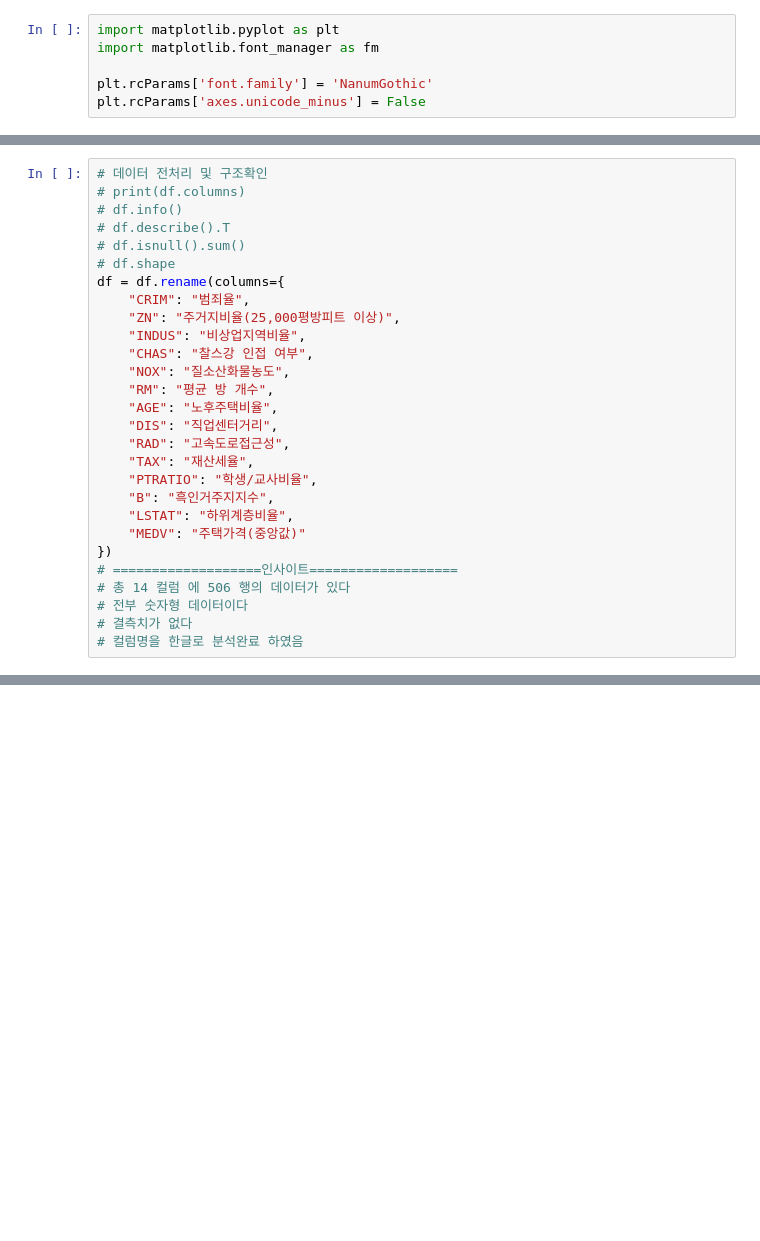
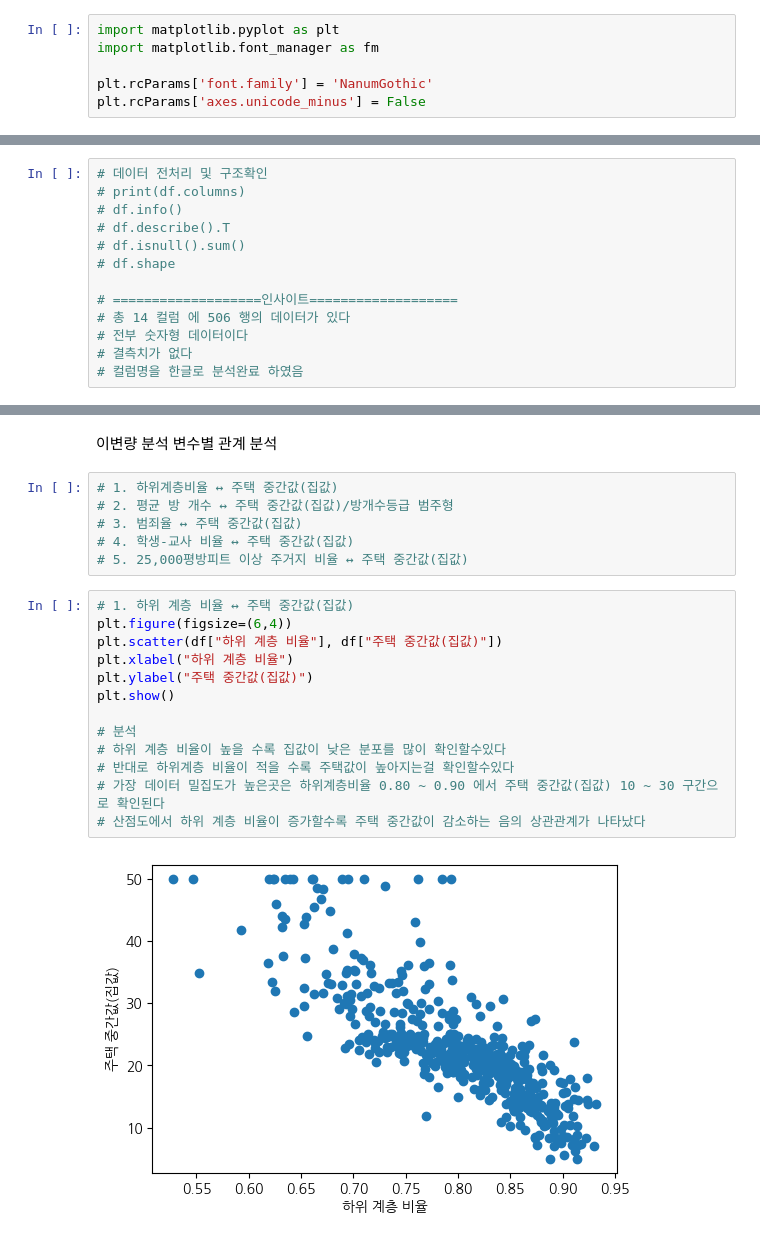
Before and after one commit to agooun-sudo/Gwanggu-ai-academy-park, a Jupyter notebook: 02.프로젝트/02.-프로젝트-데이터분석-탐색적분석(EDA)-보스턴_집값.ipynb, the cells around one changed output, grey strips where cells are left out. Cells and saved outputs as stored; diff of their text form; blank space fills up the shorter version.

```diff
--- a/02.프로젝트/02.-프로젝트-데이터분석-탐색적분석(EDA)-보스턴_집값.ipynb
+++ b/02.프로젝트/02.-프로젝트-데이터분석-탐색적분석(EDA)-보스턴_집값.ipynb
@@ -83,22 +85,7 @@ plt.rcParams['axes.unicode_minus'] = False
 # df.describe().T
 # df.isnull().sum()
 # df.shape
-df = df.rename(columns={
-    "CRIM": "범죄율",
-    "ZN": "주거지비율(25,000평방피트 이상)",
-    "INDUS": "비상업지역비율",
-    "CHAS": "찰스강 인접 여부",
-    "NOX": "질소산화물농도",
-    "RM": "평균 방 개수",
-    "AGE": "노후주택비율",
-    "DIS": "직업센터거리",
-    "RAD": "고속도로접근성",
-    "TAX": "재산세율",
-    "PTRATIO": "학생/교사비율",
-    "B": "흑인거주지지수",
-    "LSTAT": "하위계층비율",
-    "MEDV": "주택가격(중앙값)"
-})
+
 # ===================인사이트===================
 # 총 14 컬럼 에 506 행의 데이터가 있다
 # 전부 숫자형 데이터이다
@@ -250,0 +204,23 @@ dtype: float64
+# %% [markdown]
+이변량 분석 변수별 관계 분석
+# %%
+# 1. 하위계층비율 ↔ 주택 중간값(집값)
+# 2. 평균 방 개수 ↔ 주택 중간값(집값)/방개수등급 범주형
+# 3. 범죄율 ↔ 주택 중간값(집값)
+# 4. 학생-교사 비율 ↔ 주택 중간값(집값)
+# 5. 25,000평방피트 이상 주거지 비율 ↔ 주택 중간값(집값)
+# %%
+# 1. 하위 계층 비율 ↔ 주택 중간값(집값)
+plt.figure(figsize=(6,4))
+plt.scatter(df["하위 계층 비율"], df["주택 중간값(집값)"])
+plt.xlabel("하위 계층 비율")
+plt.ylabel("주택 중간값(집값)")
+plt.show()
+
+# 분석
+# 하위 계층 비율이 높을 수록 집값이 낮은 분포를 많이 확인할수있다
+# 반대로 하위계층 비율이 적을 수록 주택값이 높아지는걸 확인할수있다
+# 가장 데이터 밀집도가 높은곳은 하위계층비율 0.80 ~ 0.90 에서 주택 중간값(집값) 10 ~ 30 구간으로 확인된다
+# 산점도에서 하위 계층 비율이 증가할수록 주택 중간값이 감소하는 음의 상관관계가 나타났다
+# %% [output]
+[figure, added]
```
Also changed, not shown: parts of 20 cells of this notebook, 1 other file.
